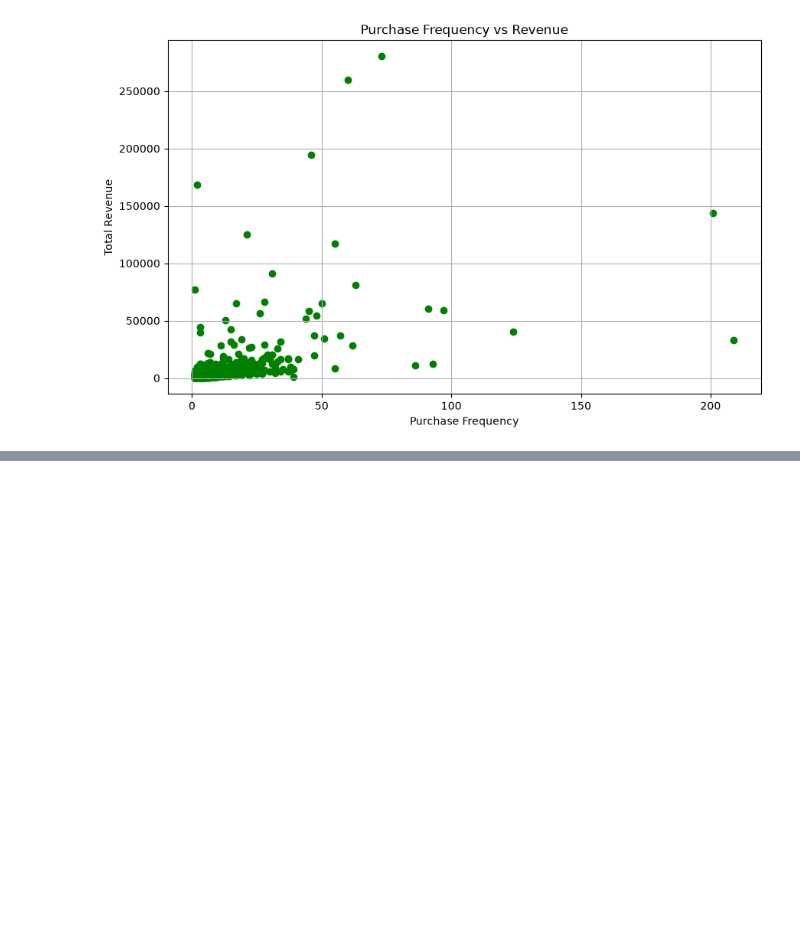
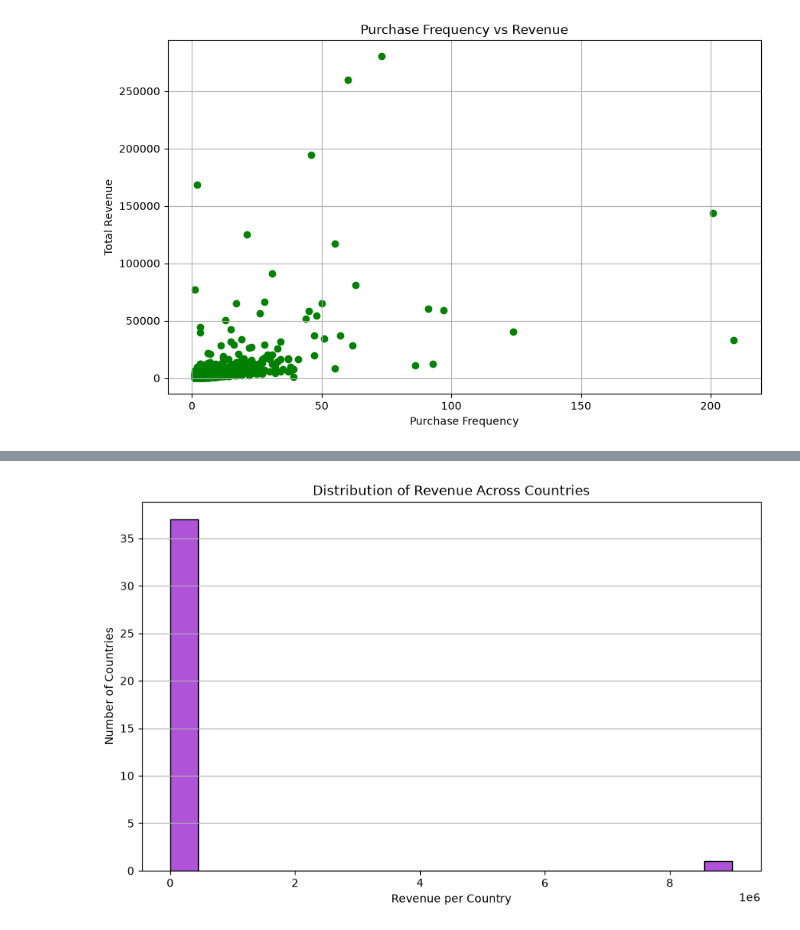
Before and after one commit to vikasa-y/Online-Retail-Sales-Analysis, a Jupyter notebook: Notebooks/Online_Retail_Eda.ipynb, the cells around one changed output, grey strips where cells are left out. Saved outputs shown, nothing was run; the diff lists cells and outputs as text; code cells hidden in the pictures; blank space fills up the shorter version.

Commit message:
Country Analysis Done

```diff
--- a/Notebooks/Online_Retail_Eda.ipynb
+++ b/Notebooks/Online_Retail_Eda.ipynb
@@ -1796,0 +1819,5 @@ plt.show()
+# %%
+country_revenue = (sales_df.groupby("Country")["Revenue"].sum() \
+.sort_values(ascending=False))
+
+country_revenue.head(10)
@@ -1796,0 +1927,13 @@ plt.show()
+# %%
+plt.figure(figsize=(10,6))
+plt.hist(country_revenue, bins=20 , color="#AF54D8" , edgecolor='black')
+
+plt.xlabel("Revenue per Country")
+plt.ylabel("Number of Countries")
+plt.title("Distribution of Revenue Across Countries")
+
+plt.grid(axis="y")
+plt.savefig(f"{filepath}/Distribution of Revenue Across Countries.png", dpi=300 , bbox_inches="tight")
+plt.show()
+# %% [output]
+[figure, added]
```
Also changed, not shown: parts of 18 cells of this notebook.
